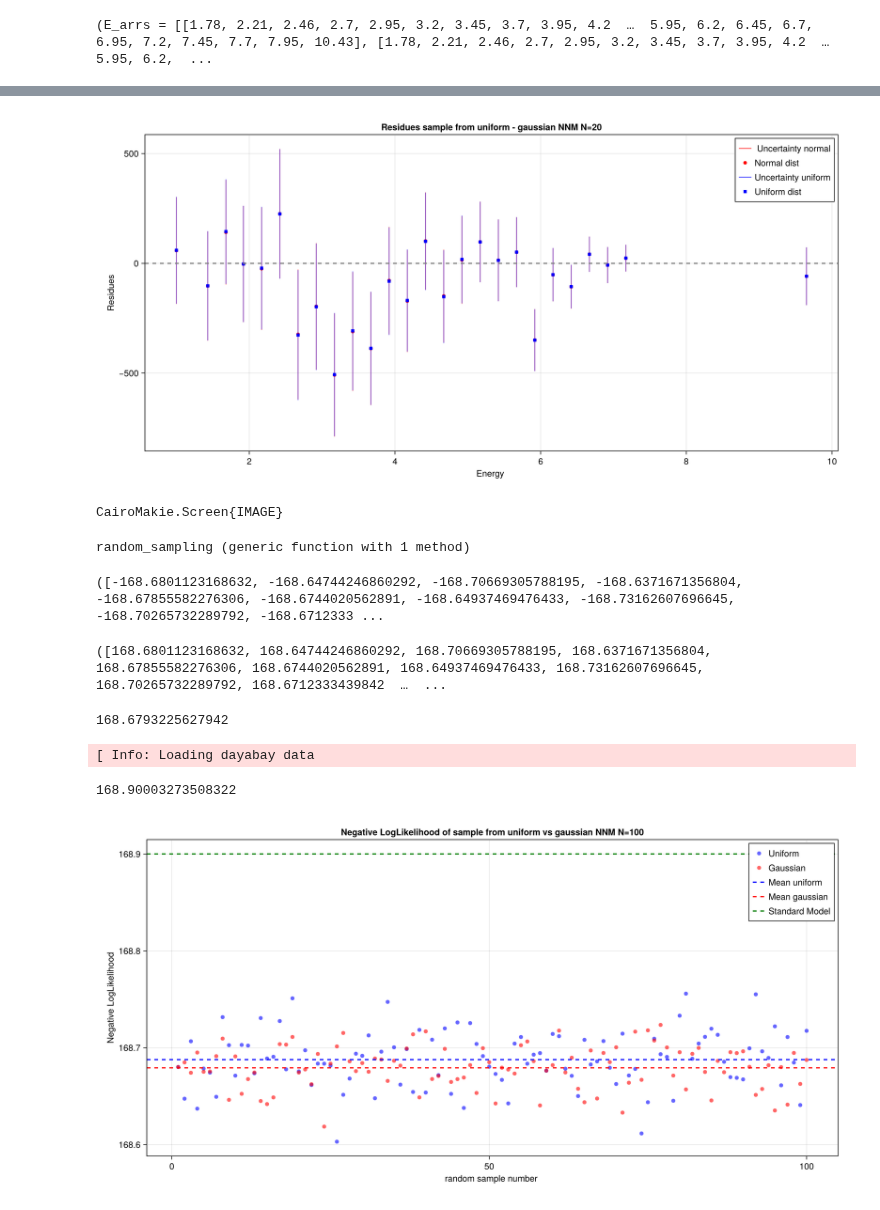
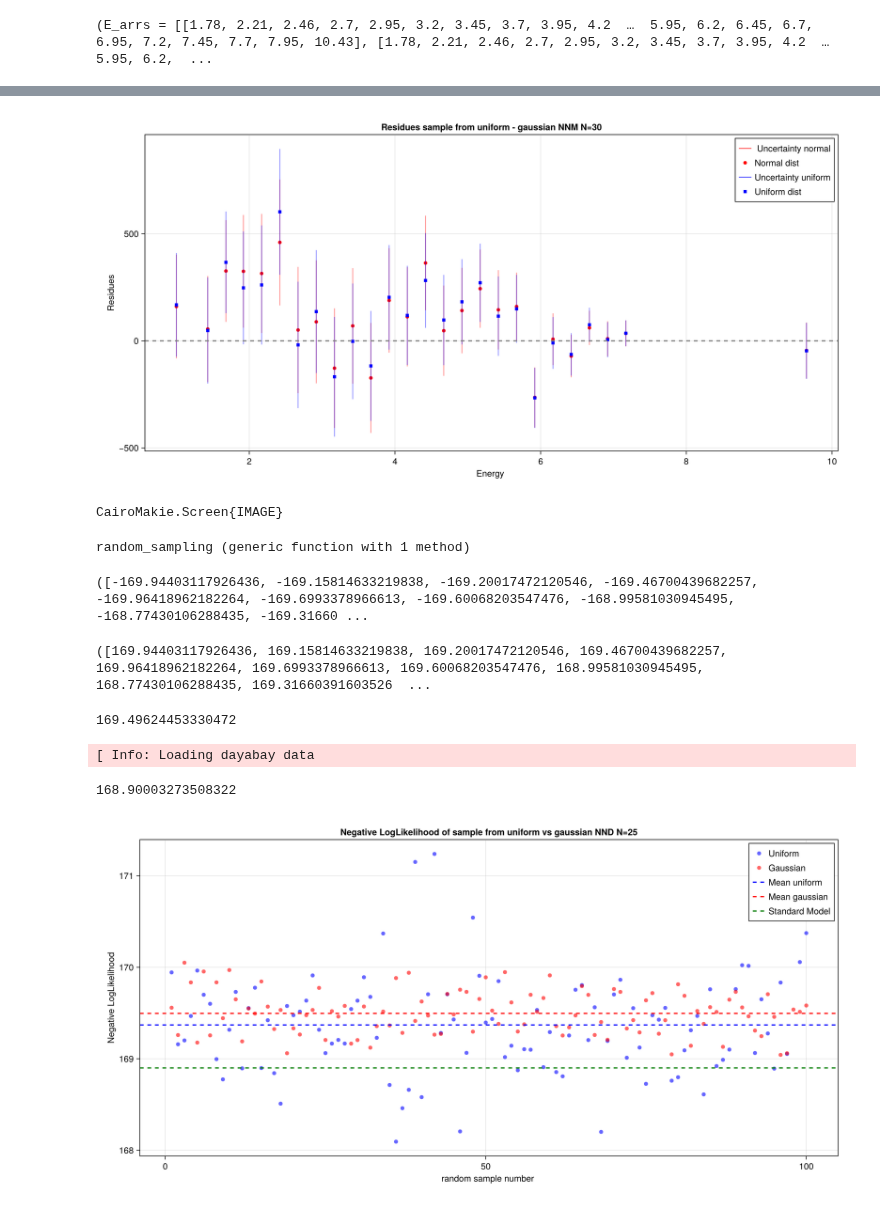
Before and after one commit to philippeller/Newtrinos.jl, a Jupyter notebook: notebooks/new_method.ipynb, the cells around one changed output, grey strips where cells are left out. Saved outputs shown, nothing was run; the diff lists cells and outputs as text; code cells hidden in the pictures.

```diff
--- a/notebooks/new_method.ipynb
+++ b/notebooks/new_method.ipynb
@@ -12,7 +12,7 @@ using Newtrinos
 using Newtrinos.osc
 # %%
 osc_cfg = Newtrinos.osc.OscillationConfig(
-    flavour=Newtrinos.osc.NNM(),
+    flavour=Newtrinos.osc.NND(),
     propagation=Newtrinos.osc.Basic(),
     states=Newtrinos.osc.All(),
     interaction=Newtrinos.osc.SI()
@@ -105,7 +105,7 @@ fig = Figure(size = (1200, 600))
 ax = Axis(fig[1, 1],
     xlabel = "Energy ",
     ylabel = "Residues",
-    title = "Residues sample from uniform - gaussian NNM N=20")
+    title = "Residues sample from uniform - gaussian NNM N=30")
 
 
 errorbars!(ax, assets.energy,  assets.observed-expected_norm,  sqrt.(expected_norm_var),
@@ -139,7 +139,7 @@ display(fig)
 
 #save("/home/sofialon/Newtrinos.jl/aug_plots/dayabay/nm_dayabay_NNM_N30_residues.png", fig)
 # %% [output]
-[figure, old version]
+[figure, new version]
 CairoMakie.Screen{IMAGE}
 # %%
 #img = experiments.dayabay.plot(p_new_norm)
@@ -186,16 +186,16 @@ random_sampling (generic function with 1 method)
 # %%
 trial=random_sampling(physics, experiments, p)
 # %% [output]
-([-168.6801123168632, -168.64744246860292, -168.70669305788195, -168.6371671356804, -168.67855582276306, -168.6744020562891, -168.64937469476433, -168.73162607696645, -168.70265732289792, -168.6712333 ...
+([-169.94403117926436, -169.15814633219838, -169.20017472120546, -169.46700439682257, -169.96418962182264, -169.6993378966613, -169.60068203547476, -168.99581030945495, -168.77430106288435, -169.31660 ...
 # %%
 trial=.-trial # to have the negative log likelihood
 # %% [output]
-([168.6801123168632, 168.64744246860292, 168.70669305788195, 168.6371671356804, 168.67855582276306, 168.6744020562891, 168.64937469476433, 168.73162607696645, 168.70265732289792, 168.6712333439842  …  ...
+([169.94403117926436, 169.15814633219838, 169.20017472120546, 169.46700439682257, 169.96418962182264, 169.6993378966613, 169.60068203547476, 168.99581030945495, 168.77430106288435, 169.31660391603526  ...
 # %%
 mean_un=mean(trial[1])
 mean_norm=mean(trial[2])
 # %% [output]
-168.6793225627942
+169.49624453330472
 # %%
 # standard model for comparison
 osc_cfg_SM = Newtrinos.osc.OscillationConfig(
@@ -226,32 +226,32 @@ likelihood_SM=-logdensityof(Newtrinos.dayabay.get_forward_model(physics_SM, asse
 # %%
 fig = Figure(size = (1200, 600))
 ax = Axis(fig[1, 1],
     xlabel = "random sample number ",
     ylabel = "Negative LogLikelihood",
-    title = "Negative LogLikelihood of sample from uniform vs gaussian NNM N=100")
+    title = "Negative LogLikelihood of sample from uniform vs gaussian NND N=25")
 scatter!(ax, 1:100, trial[1], color = (:blue, 0.6), label = "Uniform")
 scatter!(ax, 1:100, trial[2], color = (:red, 0.6), label = "Gaussian")
 
 
 hlines!(ax, [mean_un], color = :blue, linestyle = :dash, linewidth = 2, label = "Mean uniform")
 hlines!(ax, [mean_norm], color = :red, linestyle = :dash, linewidth = 2, label = "Mean gaussian")
 hlines!(ax, likelihood_SM, color = :green, linestyle = :dash, linewidth = 2, label = "Standard Model")
 
 # Add legend
 axislegend(ax, position = :rt)
 
 # Add grid
 ax.xgridvisible = true
 ax.ygridvisible = true
 ax.xgridcolor = (:black, 0.1)
 ax.ygridcolor = (:black, 0.1)
 
 # Show the plot
 display(fig)
 
-save("/home/sofialon/Newtrinos.jl/aug_plots/Newmethod/dayabay_samples_NNM_N100_m0=0.1.png", fig)
+save("/home/sofialon/Newtrinos.jl/aug_plots/Newmethod/dayabay_samples_NND_N25_m0=0.1.png", fig)
 # %% [output]
-[figure, old version]
+[figure, new version]
 # %%
 fig = Figure(size = (1200, 600))
 ax = Axis(fig[1, 1],
```
Also changed, not shown: parts of 6 cells of this notebook, 17 other files.
